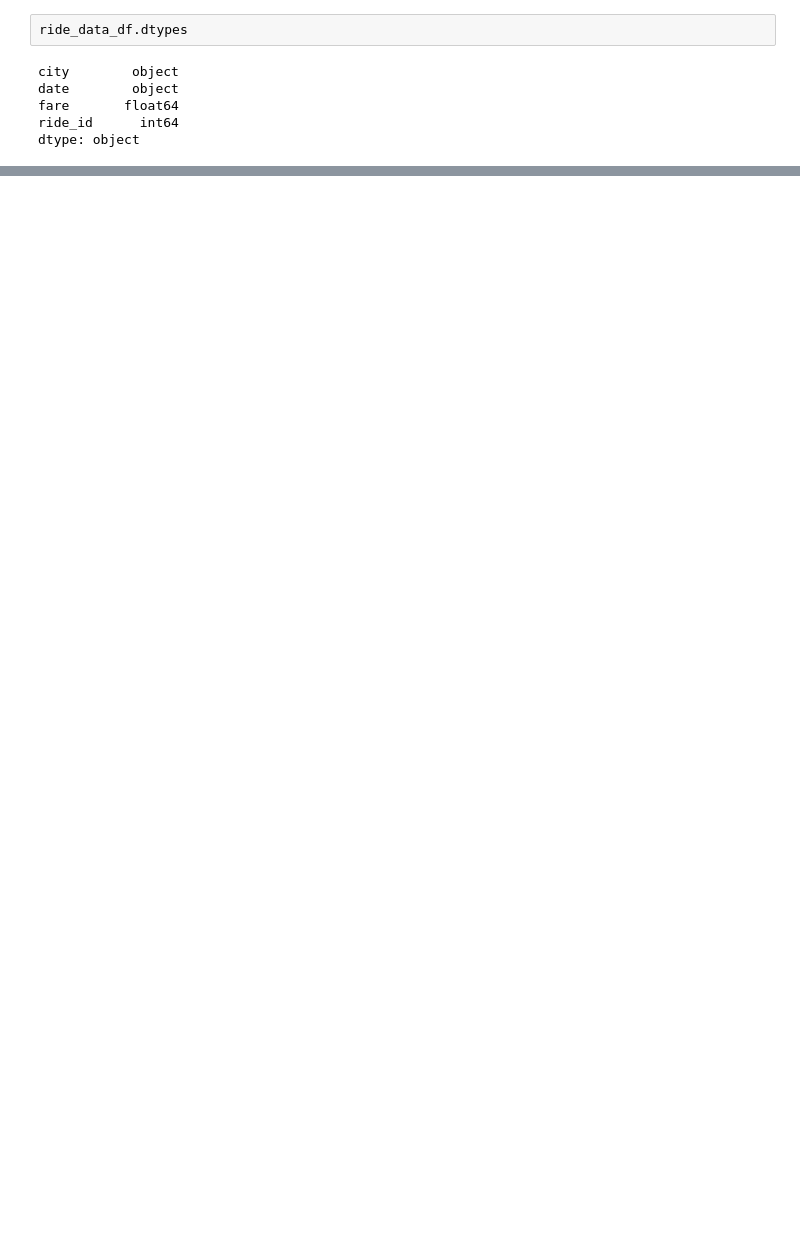
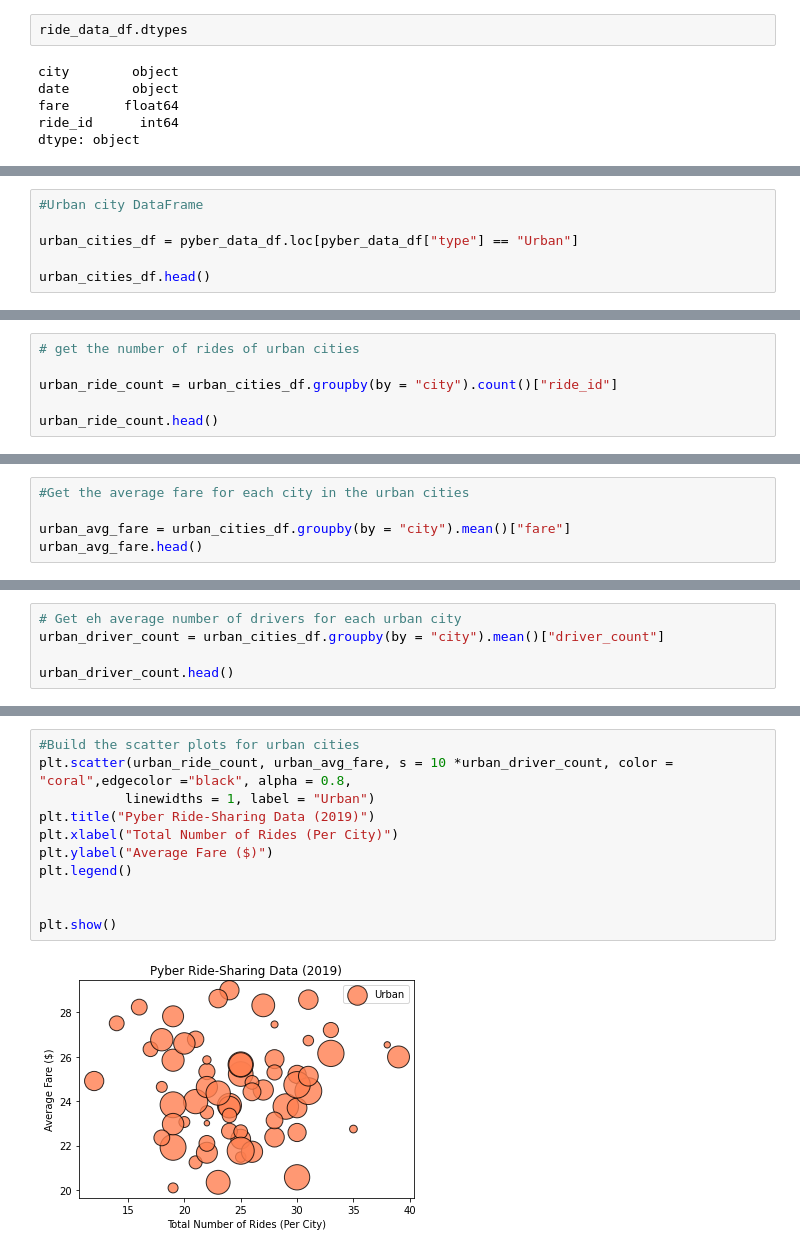
Before and after one commit to shawnkitagawa/PyBer_Analysis, a Jupyter notebook: Pyber.ipynb, the cells around one changed output, grey strips where cells are left out. Drawn from its saved outputs; the diff is of its cells as text; blank space fills up the shorter version.

```diff
--- a/Pyber.ipynb
+++ b/Pyber.ipynb
@@ -114,3 +134,9 @@ pyber_data_df.head()
 | 2 | Port Samanthamouth | 2019-02-24 04:29:00 | 33.44 | 2005065760003 | 57 | Urban |
 | 3 | Rodneyfort | 2019-02-10 23:22:03 | 23.44 | 5149245426178 | 34 | Urban |
 | 4 | South Jack | 2019-03-06 04:28:35 | 34.58 | 3908451377344 | 46 | Urban |
+# %%
+#Urban city DataFrame
+
+urban_cities_df = pyber_data_df.loc[pyber_data_df["type"] == "Urban"]
+
+urban_cities_df.head()
@@ -116,0 +179,6 @@ pyber_data_df.head()
+# %%
+# get the number of rides of urban cities
+
+urban_ride_count = urban_cities_df.groupby(by = "city").count()["ride_id"]
+
+urban_ride_count.head()
@@ -116,0 +219,5 @@ pyber_data_df.head()
+# %%
+#Get the average fare for each city in the urban cities
+
+urban_avg_fare = urban_cities_df.groupby(by = "city").mean()["fare"]
+urban_avg_fare.head()
@@ -116,0 +256,5 @@ pyber_data_df.head()
+# %%
+# Get eh average number of drivers for each urban city
+urban_driver_count = urban_cities_df.groupby(by = "city").mean()["driver_count"]
+
+urban_driver_count.head()
@@ -116,0 +291,13 @@ pyber_data_df.head()
+# %%
+#Build the scatter plots for urban cities
+plt.scatter(urban_ride_count, urban_avg_fare, s = 10 *urban_driver_count, color = "coral",edgecolor ="black", alpha = 0.8,
+           linewidths = 1, label = "Urban")
+plt.title("Pyber Ride-Sharing Data (2019)")
+plt.xlabel("Total Number of Rides (Per City)")
+plt.ylabel("Average Fare ($)")
+plt.legend()
+
+
+plt.show()
+# %% [output]
+[figure, added]
```
Also changed, not shown: parts of 75 cells of this notebook, 7 other files.
